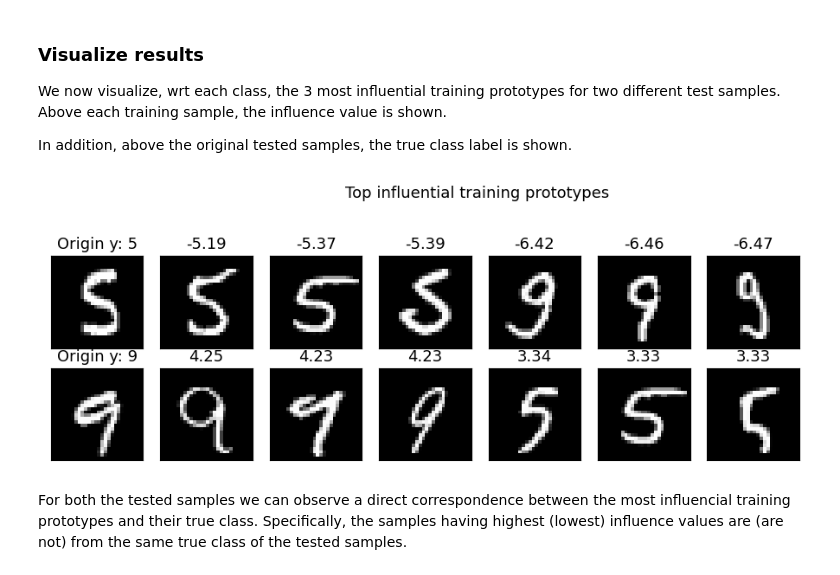
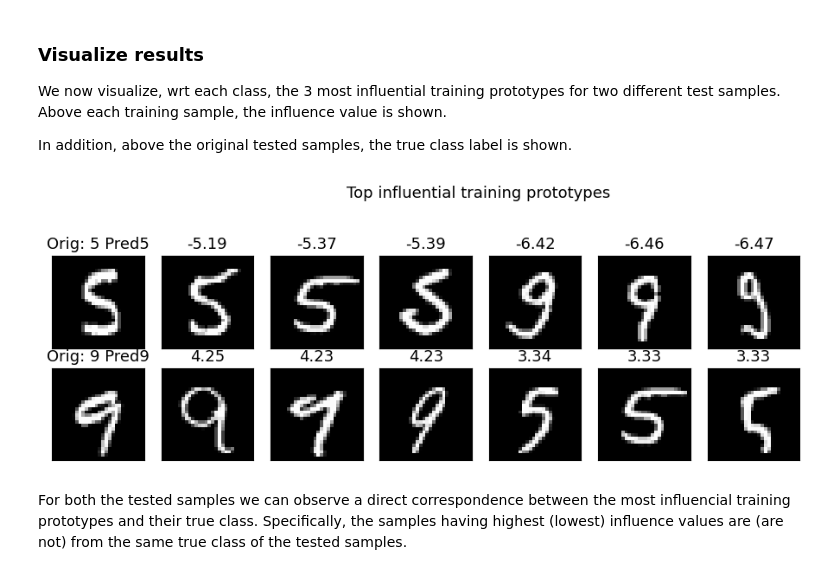
Before and after one commit to unica-mlsec/mlsec, a Jupyter notebook: labs/07_explainability.ipynb, the cells around one changed output. Cells and saved outputs as stored; diff of their text form; code cells hidden in the pictures.

Commit message:
explainability notebook

```diff
--- a/labs/07_explainability.ipynb
+++ b/labs/07_explainability.ipynb
@@ -118,3 +111,20 @@ explainers = (
+# %%
+from secml.explanation import \
+    CExplainerGradient, CExplainerGradientInput, CExplainerIntegratedGradients
+
+explainers = (
+   {
+    "exp": CExplainerGradient(clf),
+    "label": "gradient"
+   },
+   {"exp": CExplainerGradientInput(clf),
+   "label": "gradient * input"
+   },
+   {
+    "exp": CExplainerIntegratedGradients(clf),
+    "label": "integrated gradients"
+    }
+)
 # %%
 i = 123  # test sample on which explanations should be computed
 x, y = ts[i, :].X, ts[i, :].Y
@@ -128,7 +138,11 @@ for expl in explainers:
     print("Computing explanations using '{:}'...".format(expl['label']))
 
     # compute explanations (attributions) wrt each class
+    attr = CArray.empty(shape=(tr.num_classes, x.size))
+    for c in tr.classes:
+        attr_c = expl['exp'].explain(x, y=c)
+        attr[c, :] = attr_c
 
-    # TODO write your code here
+    expl['attr'] = attr
 # %% [output]
 Explanations for sample 123 (true class: 6)
@@ -210,0 +223,13 @@ Use the PGD L-inf attack, with eps=0.3.
+# %%
+from secml.adv.attacks.evasion import CFoolboxPGDLinf
+
+y_target  = 2
+attack = CFoolboxPGDLinf(clf, y_target=y_target,
+                         lb=0.0, ub=1.0, steps=30,
+                         epsilons=0.3, abs_stepsize=0.01,
+                         random_start=False)
+
+_, _, adv_ds, _ = attack.run(x, y)
+
+pred = clf.predict(adv_ds.X).item()
+print(pred)
@@ -268,14 +295,12 @@ To compute the influence of each training sample wrt the test samples,
 # %%
 from secml.explanation import CExplainerInfluenceFunctions
 
-explanation = ...
-
-# TODO write your code here
+explanation = CExplainerInfluenceFunctions(clf, tr, outer_loss_idx="hinge")
 
 print("Computing influence of each training prototype on test samples...")
 
 # compute the explanations
-infl = ...
+infl = explanation.explain(ts.X, ts.Y)
 # %% [output]
 Computing influence of each training prototype on test samples...
 # %% [markdown]
@@ -299,35 +324,36 @@ for i, ts_idx in enumerate(ts_list):
 
     sp_idx = i * (n_xc*tr.num_classes+1)
 
     x, y = ts[ts_idx, :].X, ts[ts_idx, :].Y
 
+    pred = clf.predict(x)
     # original image
     fig.subplot(len(ts_list), n_xc*tr.num_classes+1, sp_idx+1)
     fig.sp.imshow(x.reshape((tr.header.img_h, tr.header.img_w)), cmap='gray')
 
-    fig.sp.title("Origin y: {:}".format(ts.header.y_original[y.item()]))
+    fig.sp.title("Orig: {:} Pred{:}".format(ts.header.y_original[y.item()], ts.header.y_original[pred.item()]))
 
     fig.sp.yticks([])
     fig.sp.xticks([])
 
     tr_top = infl_argsort[ts_idx, :n_xc]
     tr_top = tr_top.append(infl_argsort[ts_idx, -n_xc:])
 
     # plot top influential training prototypes
     for j, tr_idx in enumerate(tr_top[::-1]):  # sort highest first
         fig.subplot(len(ts_list), n_xc*tr.num_classes+1, sp_idx+2+j)
         fig.sp.imshow(tr.X[tr_idx, :].reshape((tr.header.img_h, tr.header.img_w)), cmap='gray')
 
         fig.sp.title("{:.2f}".format(infl[ts_idx, tr_idx].item()))
 
         fig.sp.yticks([])
         fig.sp.xticks([])
 
 fig.title("Top influential training prototypes", x=0.57)
 fig.tight_layout(rect=[0, 0.003, 1, 0.92])
 fig.show()
 # %% [output]
-[figure, old version]
+[figure, new version]
 # %% [markdown]
 For both the tested samples we can observe a direct correspondence between
  the most influencial training prototypes and their true class. Specifically,
```
Also changed, not shown: parts of 5 cells of this notebook.
